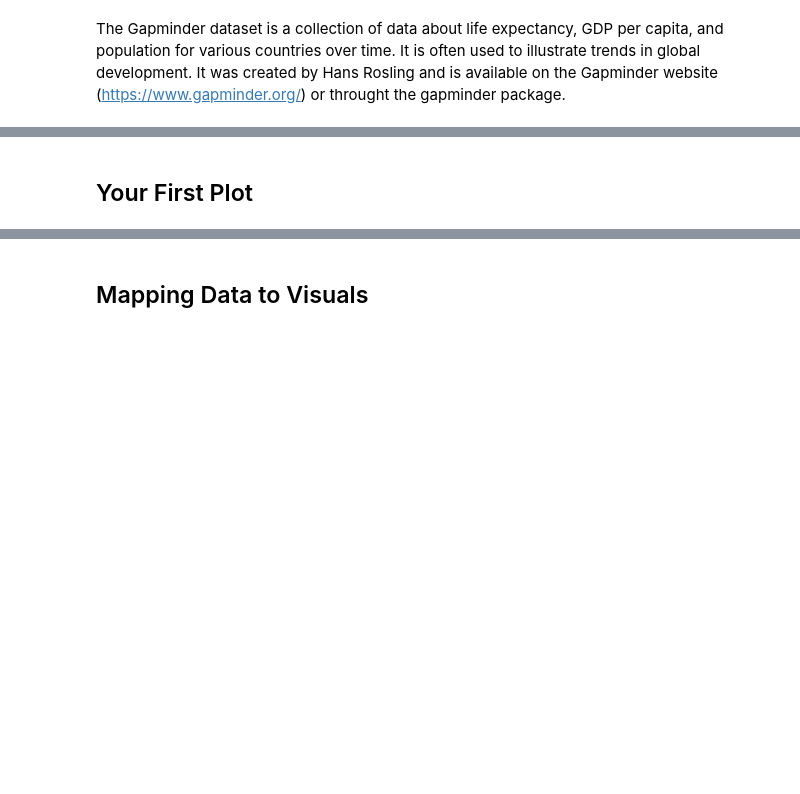
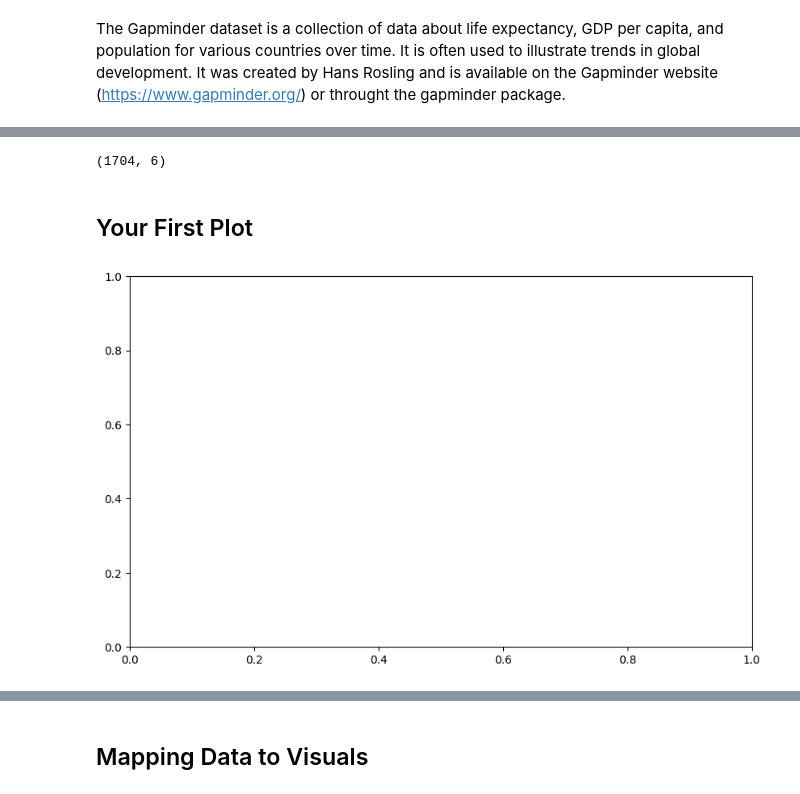
Before and after one commit to olivermueller/datavis-2025, a Jupyter notebook: Session_01/DataVis_Session_01_Notebook_01.ipynb, the cells around one changed output, grey strips where cells are left out. Cells and saved outputs as stored; diff of their text form; code cells hidden in the pictures; blank space fills up the shorter version.

```diff
--- a/Session_01/DataVis_Session_01_Notebook_01.ipynb
+++ b/Session_01/DataVis_Session_01_Notebook_01.ipynb
@@ -24,2 +43,6 @@ gapminder.head()
+# %%
+gapminder.shape
+# %% [output]
+(1704, 6)
 # %% [markdown]
 ## Your First Plot
@@ -29,0 +49,5 @@ gapminder.head()
+# %%
+fig, ax = plt.subplots(figsize=(10, 6))
+plt.show()
+# %% [output]
+[figure, added]
```
Also changed, not shown: parts of 12 cells of this notebook, 6 other files.
